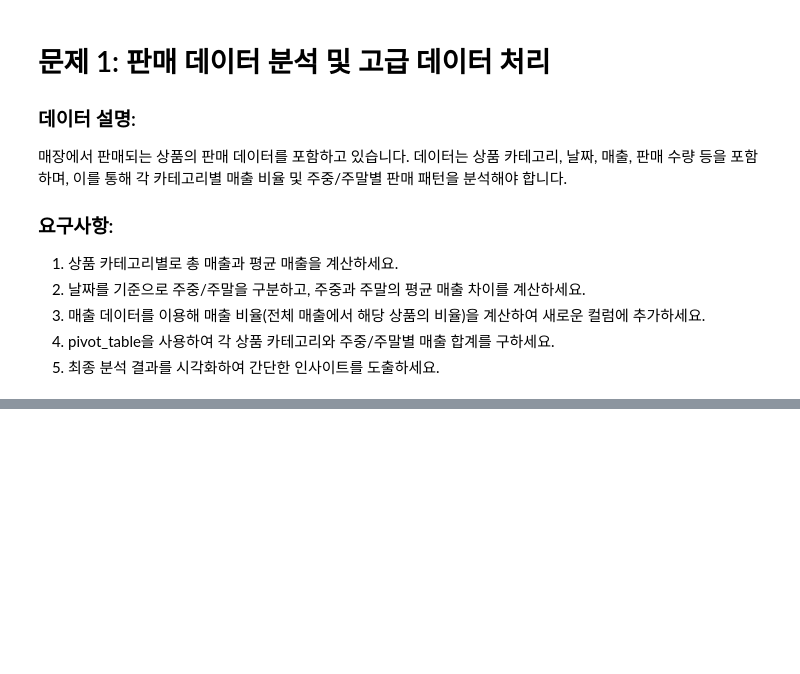
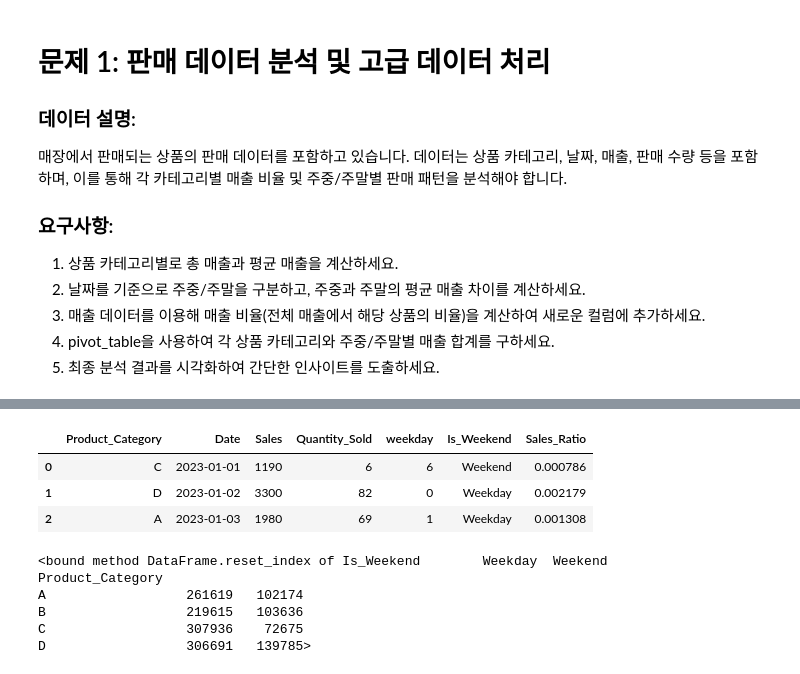
Before and after one commit to ToleranceKim/learning-data-science, a Jupyter notebook: ADP/전처리연습/판매 데이터 전처리_drill.ipynb, the cells around one changed output, grey strips where cells are left out. Drawn from its saved outputs; the diff is of its cells as text; code cells hidden in the pictures; blank space fills up the shorter version.

```diff
--- a/ADP/전처리연습/판매 데이터 전처리_drill.ipynb
+++ b/ADP/전처리연습/판매 데이터 전처리_drill.ipynb
@@ -57,4 +80,19 @@ df[['Product_Category', 'Sales', 'Sales_Ratio']].head()
+# %%
+df.head(3)
+# %% [output]
+|  | Product_Category | Date | Sales | Quantity_Sold | weekday | Is_Weekend | Sales_Ratio |
+| 0 | C | 2023-01-01 | 1190 | 6 | 6 | Weekend | 0.000786 |
+| 1 | D | 2023-01-02 | 3300 | 82 | 0 | Weekday | 0.002179 |
+| 2 | A | 2023-01-03 | 1980 | 69 | 1 | Weekday | 0.001308 |
 # %%
-# 4. pivot_table을 사용한 주중/주말별 매출 합계
-pivot_table_sales = pd.pivot_table(df, values='Sales', index='Product_Category', columns='Is_Weekend', aggfunc='sum').reset_index()
+# 4. pivot_table을 사용하여 각 상품 카테고리와 주중/주말별 매출 합계를 구하세요.
+pivot_table_sales = pd.pivot_table(df, values='Sales', index='Product_Category', columns='Is_Weekend', aggfunc='sum').reset_index
+# pivot_table_sales.columns.name = None
 pivot_table_sales
+# %% [output]
+<bound method DataFrame.reset_index of Is_Weekend        Weekday  Weekend
+Product_Category
+A                  261619   102174
+B                  219615   103636
+C                  307936    72675
+D                  306691   139785>
```
Also changed, not shown: parts of 10 cells of this notebook, 12 other files.
